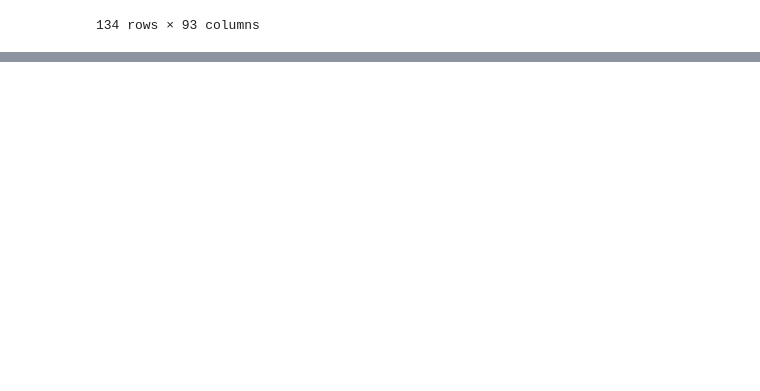
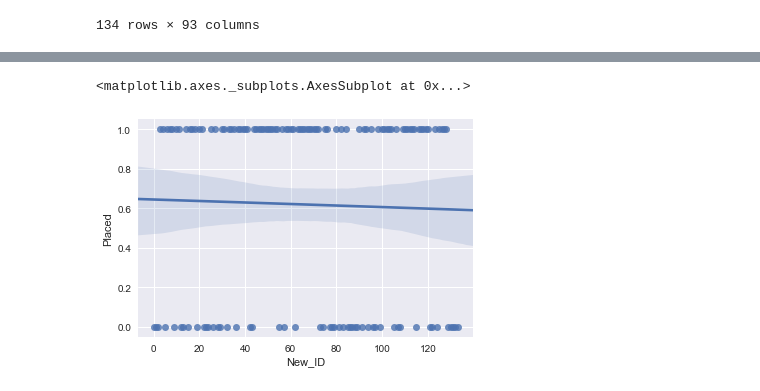
Before and after one commit to Purteeeek/Student-Placement-Guidance, a Jupyter notebook: Prediction Model/Regression Model.ipynb, the cells around one changed output, grey strips where cells are left out. Saved outputs shown, nothing was run; the diff lists cells and outputs as text; code cells hidden in the pictures; blank space fills up the shorter version.

```diff
--- a/Prediction Model/Regression Model.ipynb
+++ b/Prediction Model/Regression Model.ipynb
@@ -91,3 +122,6 @@ df_merge
 134 rows × 93 columns
 # %%
 df_merge.to_excel('../Cleaned-Data/2018_Prediction.xlsx', index=False)
+# %%
+df_merge.insert(0, 'New_ID', range(0,len(df_merge)))
+df_merge
@@ -93,0 +147,6 @@ df_merge.to_excel('../Cleaned-Data/2018_Prediction.xlsx', index=False)
+# %%
+import seaborn as sns
+sns.regplot(x = df_merge['New_ID'], y = df_merge['Placed'], data=df_merge, logistic=True)
+# %% [output]
+<matplotlib.axes._subplots.AxesSubplot at 0x...>
+[figure, added]
```
Also changed, not shown: parts of 8 cells of this notebook.
